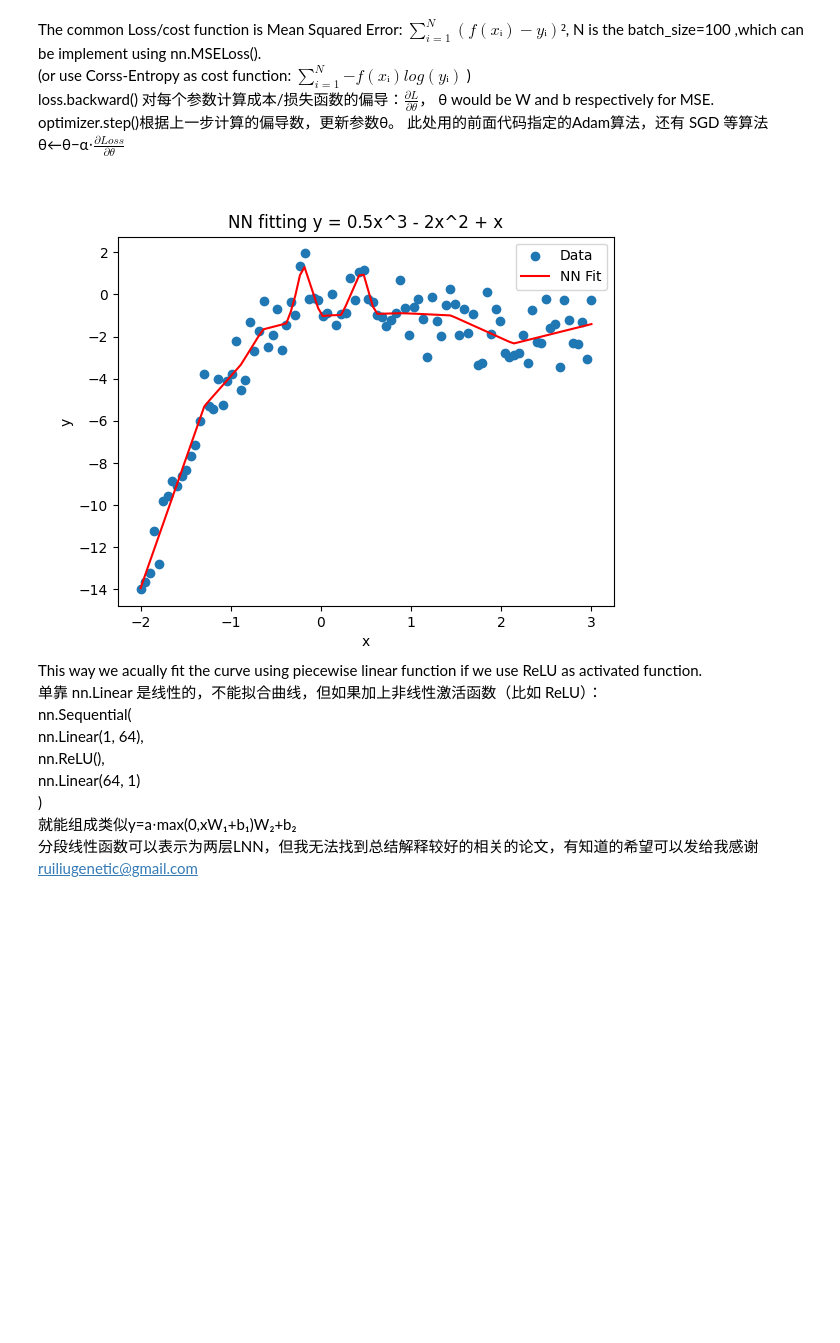
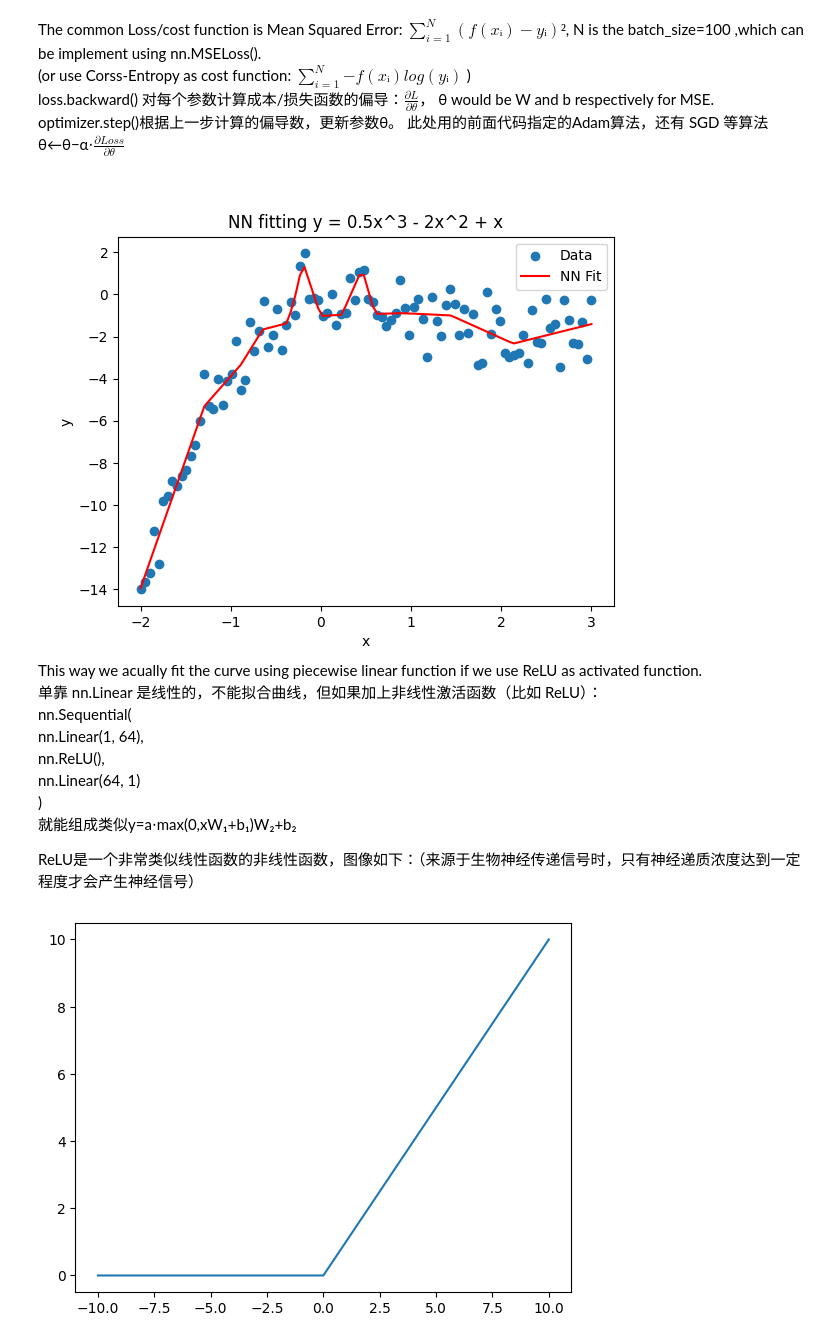
Before and after one commit to ruiliuacd/MathPracticeNote, a Jupyter notebook: note04.ipynb, the cells around one changed output. Drawn from its saved outputs; the diff is of its cells as text; code cells hidden in the pictures; blank space fills up the shorter version.

```diff
--- a/note04.ipynb
+++ b/note04.ipynb
@@ -109,4 +110,28 @@ nn.Sequential(
   nn.Linear(64, 1)
 )
 就能组成类似y=a⋅max(0,xW₁+b₁)W₂+b₂
-分段线性函数可以表示为两层LNN，但我无法找到总结解释较好的相关的论文，有知道的希望可以发给我感谢 ruiliugenetic@gmail.com
+
+ReLU是一个非常类似线性函数的非线性函数，图像如下：（来源于生物神经传递信号时，只有神经递质浓度达到一定程度才会产生神经信号）
+# %%
+from matplotlib import pyplot
+# rectified linear function
+def rectified(x):
+    return max(0.0, x)
+# define a series of inputs
+series_in = [x for x in range(-10, 11)]
+# calculate outputs for our inputs
+series_out = [rectified(x) for x in series_in]
+# line plot of raw inputs to rectified outputs
+pyplot.plot(series_in, series_out)
+pyplot.show()
+
+###另外，二阶张量的ReLU可通过如下代码实现
+def naive_relu(x):
+    assert len(x.shape)==2
+    x=x.copy()
+    for i in range(x.shape[0]):
+        for j in range(x.shape[1]):
+            x[i,j]=max(x[i,j],0)
+    return x
+# %% [output]
+[figure, added]
```
Also changed, not shown: parts of 4 cells of this notebook, 4 other files.
